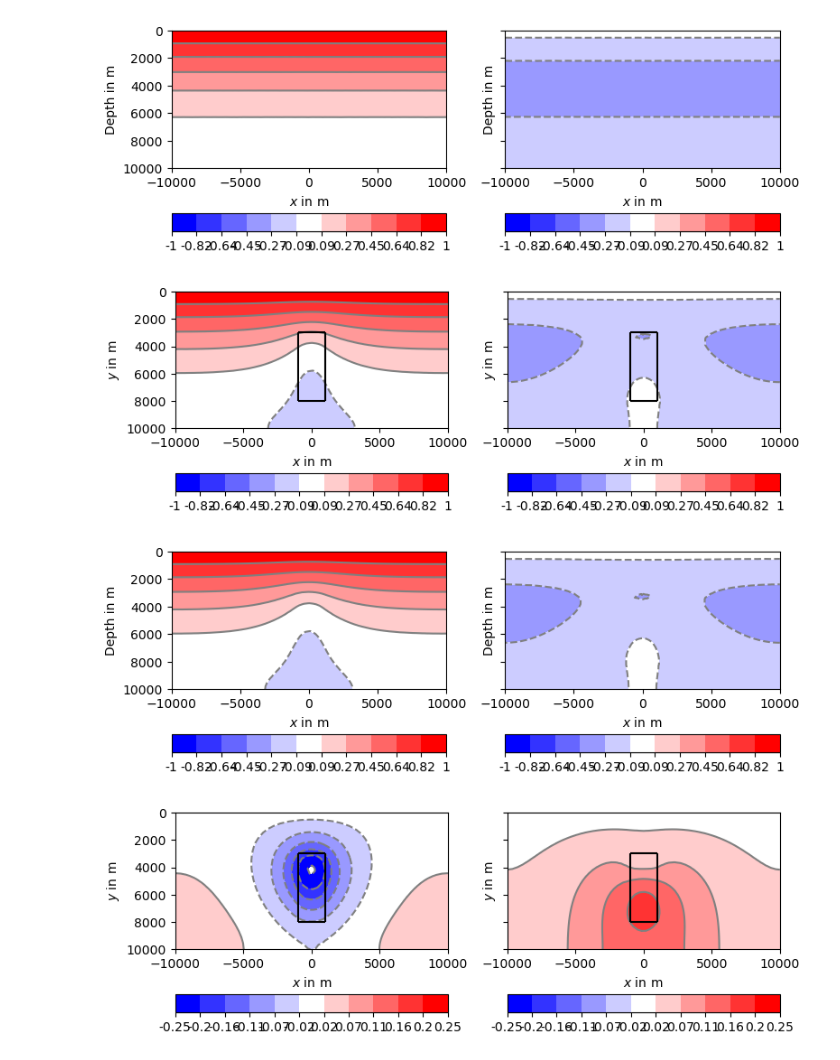
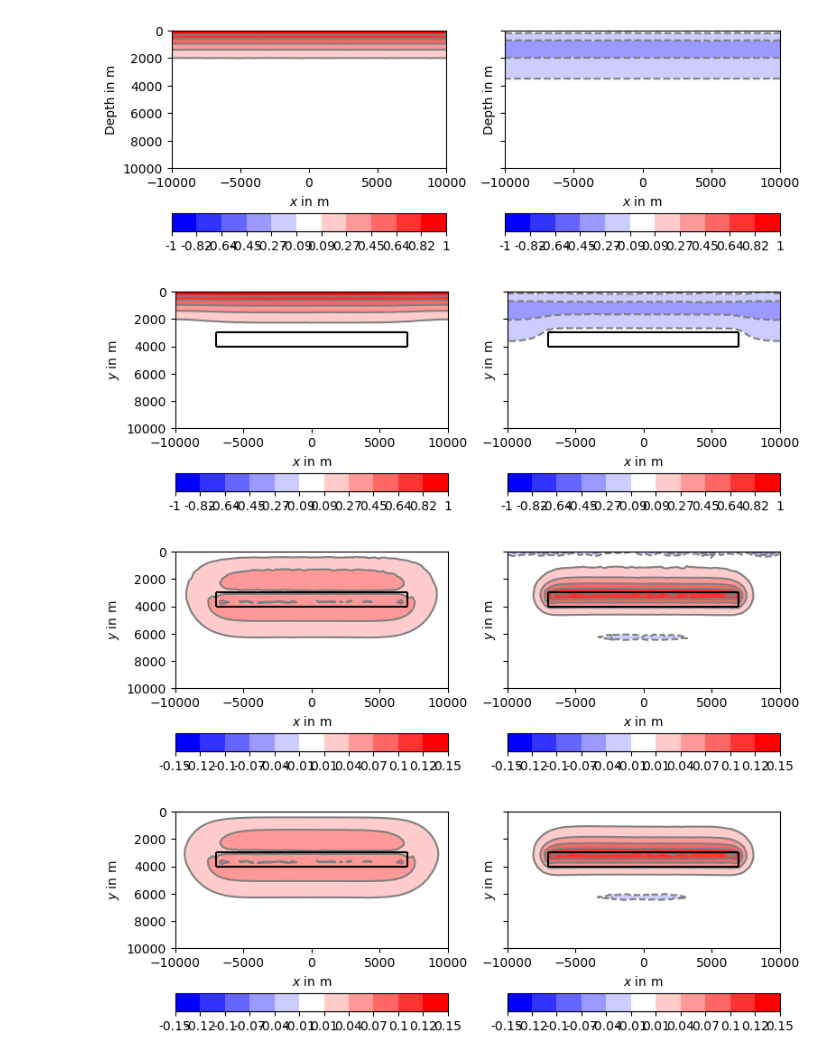
Before and after one commit to halbmy/NumericalGeophysics, a Jupyter notebook: notebooks/helmholtzFE2d.ipynb, the cells around one changed output. Saved outputs shown, nothing was run; the diff lists cells and outputs as text; code cells hidden in the pictures.

```diff
--- a/notebooks/helmholtzFE2d.ipynb
+++ b/notebooks/helmholtzFE2d.ipynb
@@ -9,11 +9,12 @@ import pygimli.solver as ps
 # %%
 T = 0.1
 w = 2 * np.pi / T
-sigma0 = 1e-3
+sigma0 = 1e-2
 mu0 = np.pi * 4e-7
 # %%
 world = mt.createWorld(start=[-10000, -10000], end=[10000, 0], marker=0)
-anomaly = mt.createRectangle(start=[-1000, -8000], end=[1000, -3000], marker=1)
-mesh = mt.createMesh(world+anomaly, quality=34.4, smooth=True, area=1e5)
+# anomaly = mt.createRectangle(start=[-1000, -8000], end=[1000, -3000], marker=1)
+anomaly = mt.createRectangle(start=[-7000, -4000], end=[7000, -3000], marker=1)
+mesh = mt.createMesh(world+anomaly, quality=34.3, smooth=True, area=1e5)
 pg.show(mesh, markers=True, showMesh=True);
 # %% [output]
@@ -21,4 +22,4 @@ pg.show(mesh, markers=True, showMesh=True);
 # %%
-sigma = mesh.populate("sigma", {0: sigma0, 1: sigma0*10})
+sigma = mesh.populate("sigma", {0: sigma0, 1: sigma0*100})
 pg.show(mesh, "sigma");
 # %% [output]
@@ -53,7 +54,7 @@ def analyticalSolution(mesh, sigma, mu=mu0):
 u0 = analyticalSolution(mesh, sigma0)
 showResult2(mesh, u0);
 # %% [output]
-[figure, old version]
+[figure, new version]
 # %%
 A = ps.createStiffnessMatrix(mesh)
 M = ps.createMassMatrix(mesh, mesh["sigma"]*mu0)
@@ -68,7 +69,7 @@ u = ps.linSolve(C, c)
 # %%
 showResult2(mesh, u, anomaly=anomaly)
 # %% [output]
-[figure, old version]
+[figure, new version]
 # %%
 ndof = mesh.nodeCount()
 B = pg.BlockMatrix()
@@ -82,9 +83,9 @@ B.addMatrixEntry(B.Mid, ndof, 0, scale=w)
 uRI = ps.linSolve(B, np.hstack([b, b*0]))
 u = uRI[:mesh.nodeCount()].array() + uRI[mesh.nodeCount():].array() * 1j
 # %%
-showResult2(mesh, u)
+showResult2(mesh, u-u0, anomaly=anomaly, mm=0.15)
 # %% [output]
-[figure, old version]
+[figure, new version]
 # %%
 dM = ps.createMassMatrix(mesh, (mesh["sigma"]-sigma0)*mu0)
 rhsI = -dM.dot(u0.real) * w
@@ -93,6 +94,6 @@ rhs = np.hstack([rhsR, rhsI])
 uRI = ps.linSolve(B, rhs)
 uS = uRI[:mesh.nodeCount()].array() + uRI[mesh.nodeCount():].array() * 1j
 # %%
-showResult2(mesh, uS, anomaly=anomaly, mm=0.25)
+showResult2(mesh, uS, anomaly=anomaly, mm=0.15)
 # %% [output]
-[figure, old version]
+[figure, new version]
```
Also changed, not shown: parts of 5 cells of this notebook, 40 other files.
